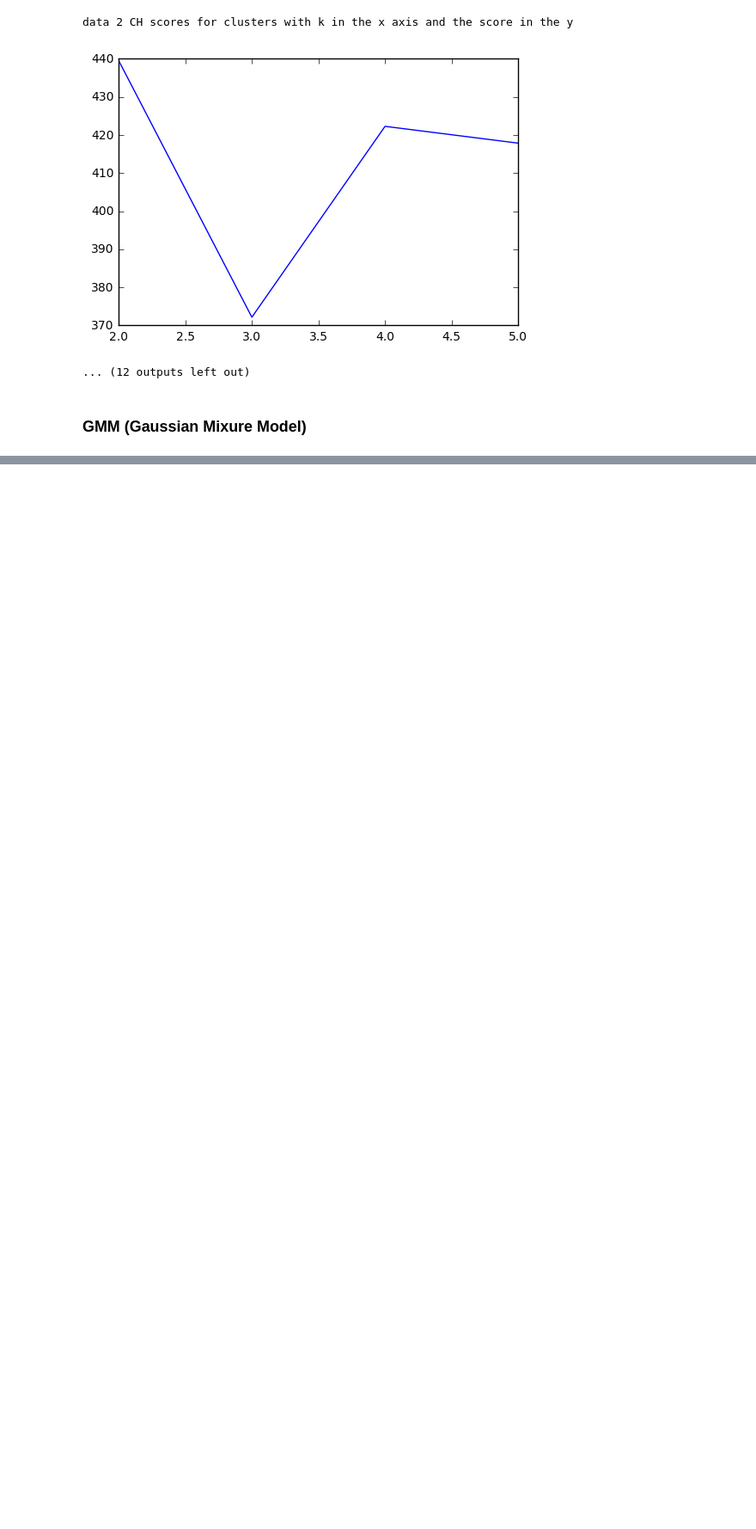
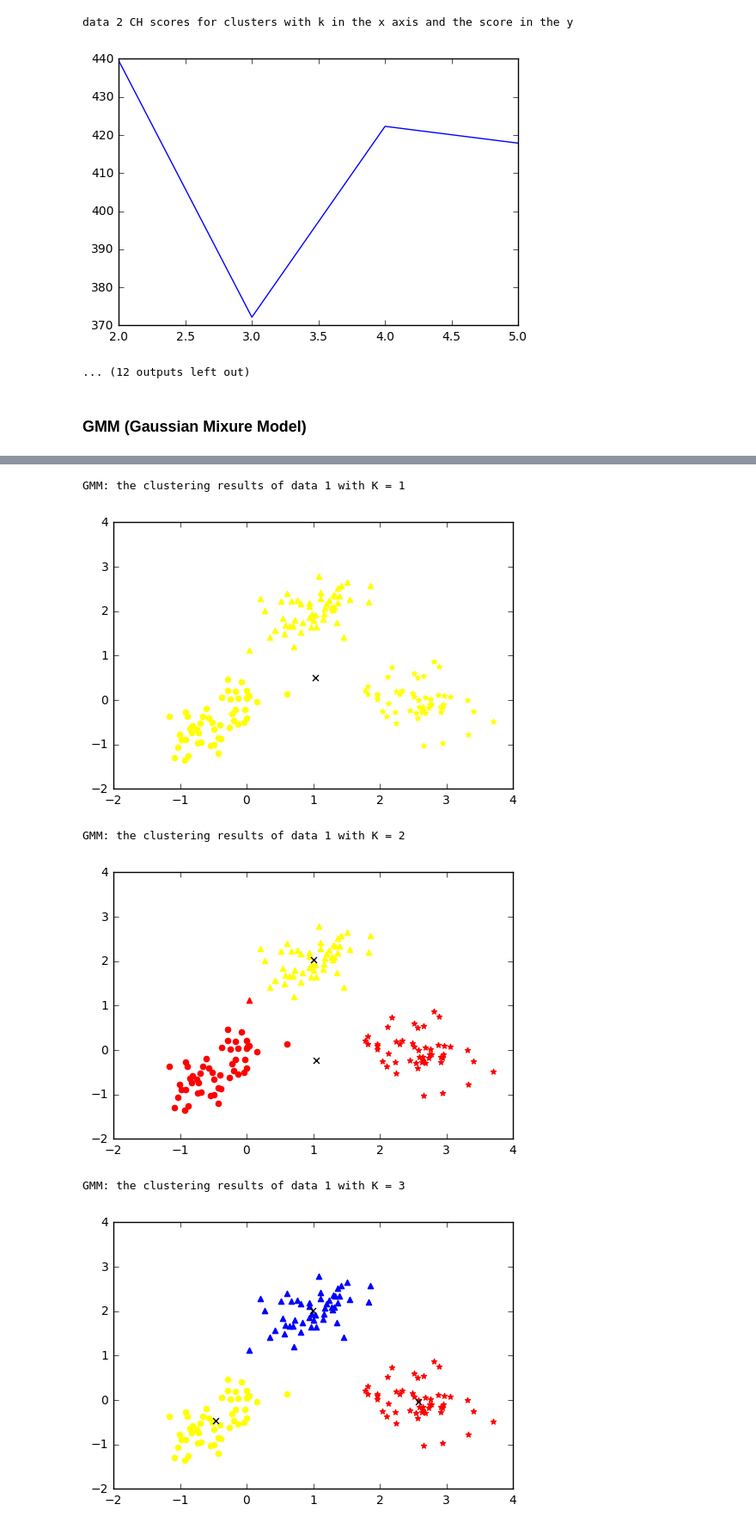
Before and after one commit to mahaalkh/CS6220_DataMining, a Jupyter notebook: Maha_Alkhairy_CS6220_HW4/HW4_V2.ipynb, the cells around one changed output, grey strips where cells are left out. Shown at 86% size. Saved outputs shown, nothing was run; the diff lists cells and outputs as text; code cells hidden in the pictures; blank space fills up the shorter version.

Commit message:
plotted the GMM results

```diff
--- a/Maha_Alkhairy_CS6220_HW4/HW4_V2.ipynb
+++ b/Maha_Alkhairy_CS6220_HW4/HW4_V2.ipynb
@@ -1152,5 +1132,5 @@ i = 99
 # %%
-def get_cluster_assignments_GMM(soft_assignments):
+def get_predicted_labels_GMM(soft_assignments):
     """
     """
     g = np.asarray(soft_assignments)
@@ -1169,0 +1188,32 @@ array([1, 2, 2, 2, 1, 2, 2, 1, 2, 2, 1, 1, 2, 2, 2, 2, 2, 2, 2, 2, 2, 1, 1,
+# %%
+def plot_GMM(data_matrix, K, original_labels, clustering_text, num_restarts=100, initial_means=None, initial_vars=None):
+    """
+    """
+    print(clustering_text)
+    means, variances, soft_assignments, log_likelihood = GMM(data_matrix, K, num_restarts = 100, means = initial_means, variances = initial_vars)
+    predicted_labels = get_predicted_labels_GMM(soft_assignments)
+    plot_GMM_labels(data_matrix,
+                    predicted_labels,
+                    means,
+                    original_labels,
+                    K,
+                    ["red", "blue", "green", "pink", "yellow"],
+                    ["o", "^", "*", "s", "D"])
+
+    return (means, variances, predicted_labels, log_likelihood)
+
+
+clustering_text = "GMM: the clustering results of data {} with K = {}"
+
+data1_cluster_assignments = [plot_GMM(data1_matrix, K, data1_labels, clustering_text.format(1, K)) for K in range(1, 6)]
+
+data2_cluster_assignments = [plot_GMM(data2_matrix, K, data2_labels, clustering_text.format(2, K)) for K in range(1, 6)]
+
+data3_cluster_assignments = [plot_GMM(data3_matrix, K, data3_labels, clustering_text.format(3, K)) for K in range(1, 6)]
+# %% [output]
+GMM: the clustering results of data 1 with K = 1
+[figure, added]
+GMM: the clustering results of data 1 with K = 2
+[figure, added]
+GMM: the clustering results of data 1 with K = 3
+[figure, added]
```
Also changed, not shown: parts of 7 cells of this notebook.
